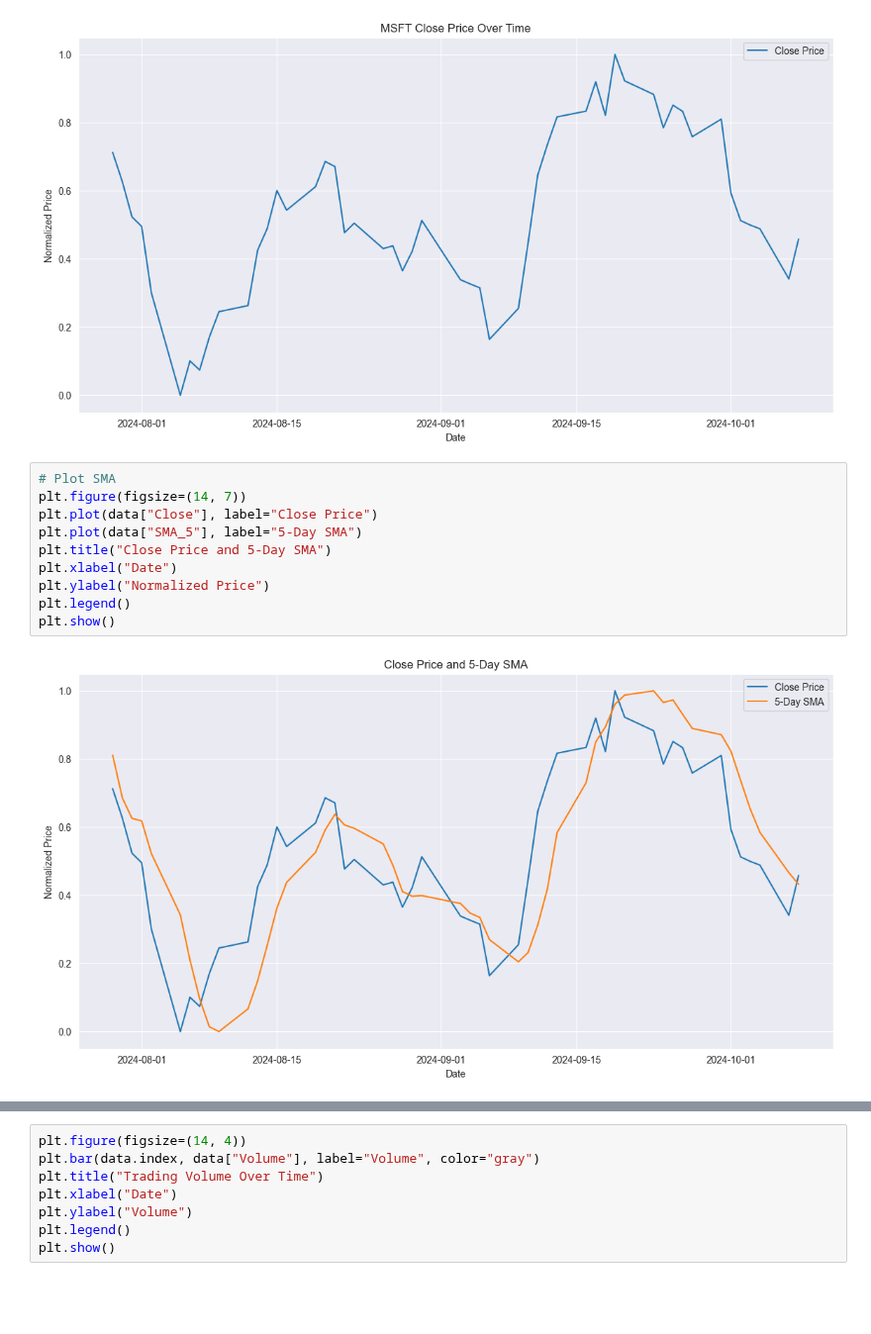
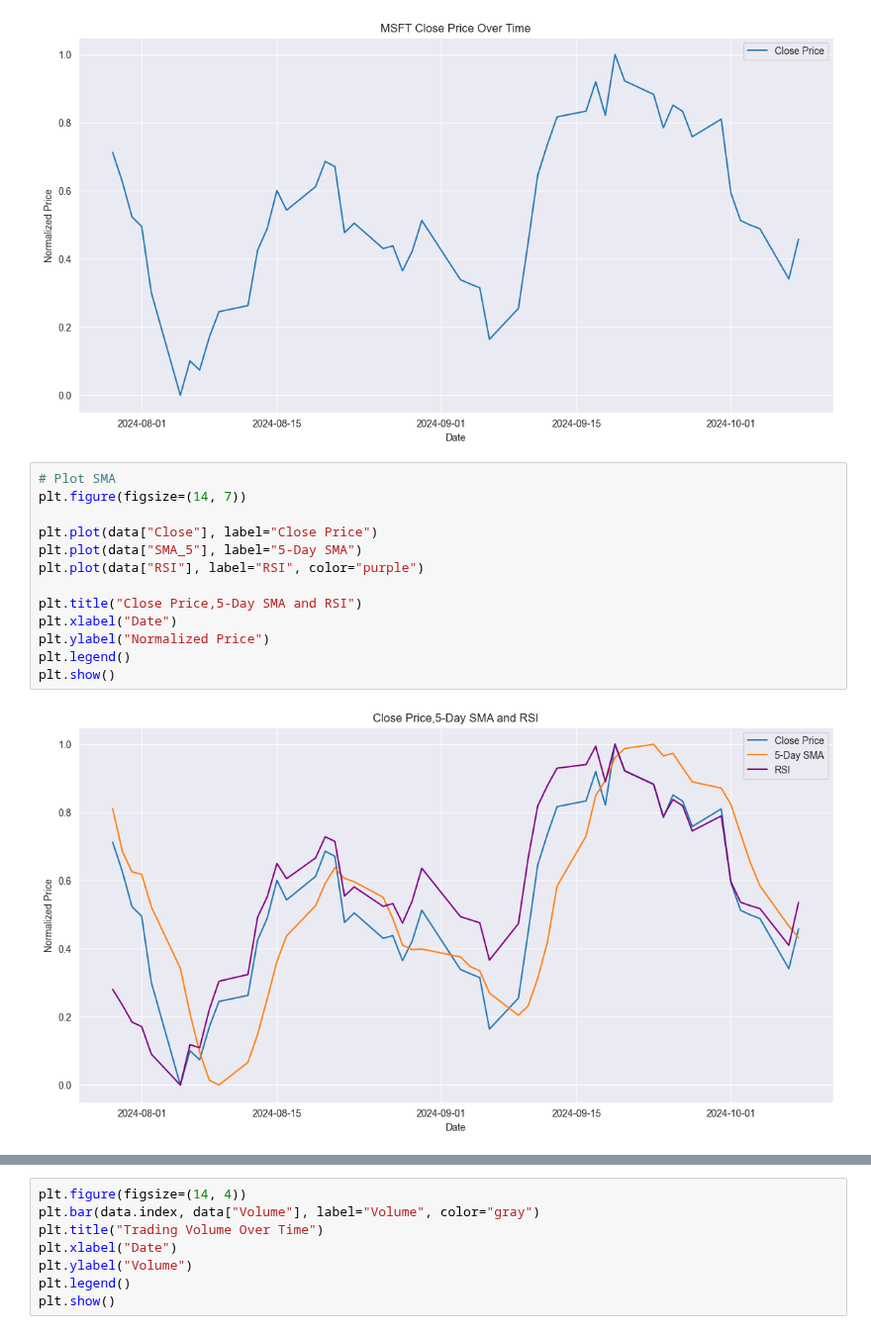
Before and after one commit to jurichar/high_freq_scalping_tool, a Jupyter notebook: notebooks/view_processed_data.ipynb, the cells around one changed output, grey strips where cells are left out. Shown at 99% size. Drawn from its saved outputs; the diff is of its cells as text; blank space fills up the shorter version.

```diff
--- a/notebooks/view_processed_data.ipynb
+++ b/notebooks/view_processed_data.ipynb
@@ -53,12 +53,15 @@ plt.show()
 # %%
 # Plot SMA
 plt.figure(figsize=(14, 7))
+
 plt.plot(data["Close"], label="Close Price")
 plt.plot(data["SMA_5"], label="5-Day SMA")
-plt.title("Close Price and 5-Day SMA")
+plt.plot(data["RSI"], label="RSI", color="purple")
+
+plt.title("Close Price,5-Day SMA and RSI")
 plt.xlabel("Date")
 plt.ylabel("Normalized Price")
 plt.legend()
 plt.show()
 # %% [output]
-[figure, old version]
+[figure, new version]
```
Also changed, not shown: parts of 6 cells of this notebook.
